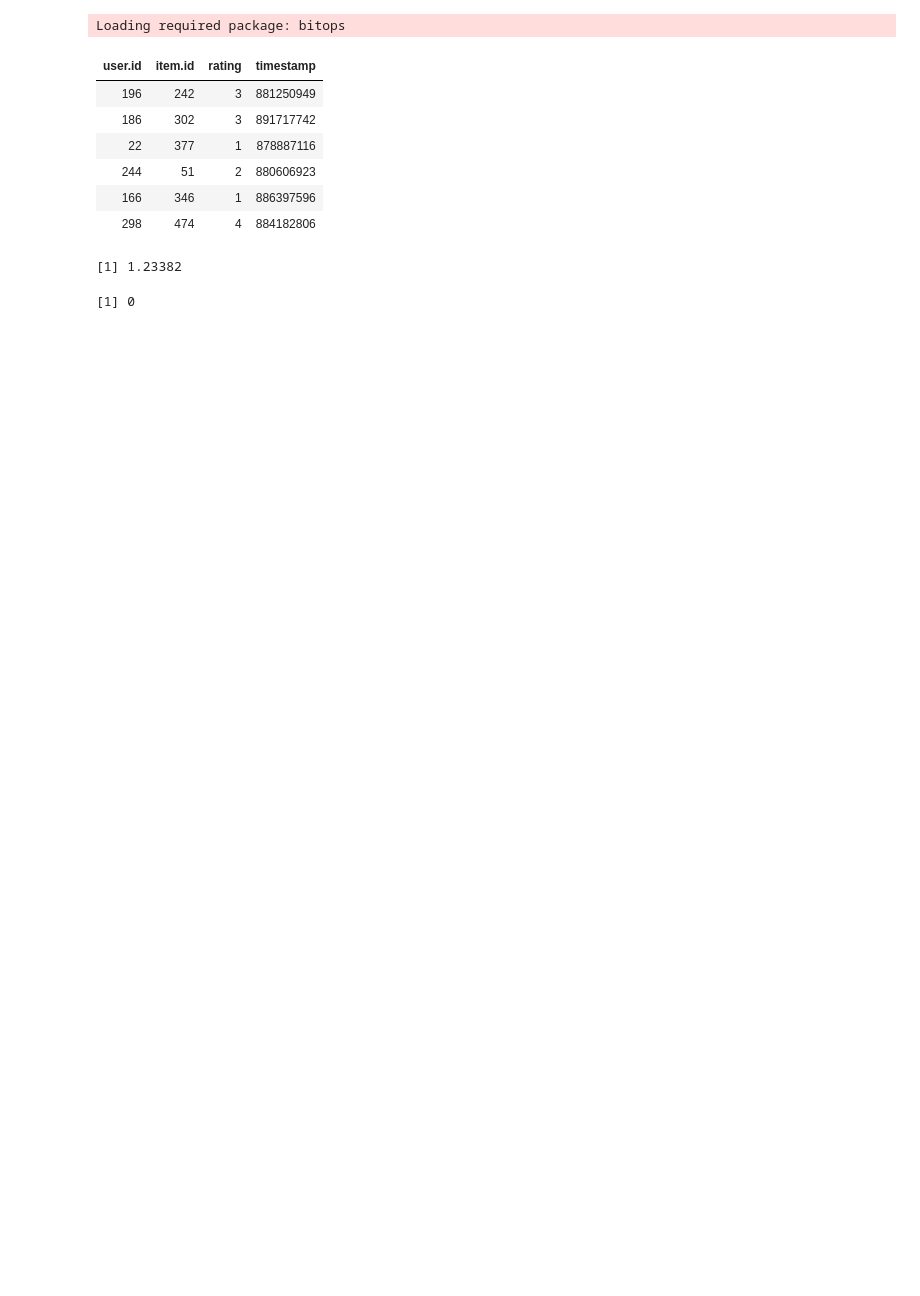
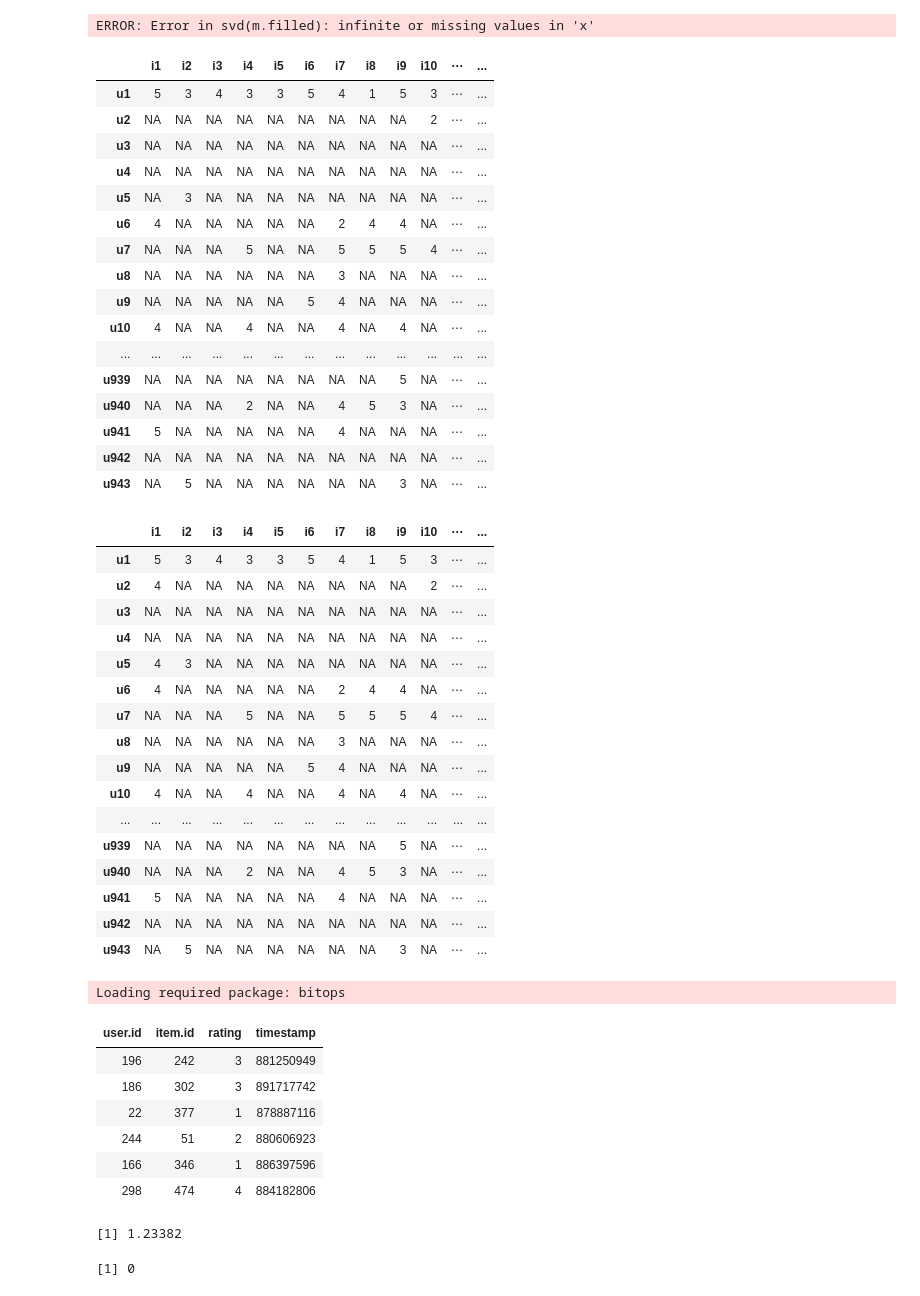
Before and after one commit to jtib/log6308, a Jupyter notebook: tp3/TP3.ipynb, the cells around one changed output. Cells and saved outputs as stored; diff of their text form; code cells hidden in the pictures; blank space fills up the shorter version.

```diff
--- a/tp3/TP3.ipynb
+++ b/tp3/TP3.ipynb
@@ -0,0 +149,68 @@
+# %%
+## Découpage et décomposition SVD
+dd <- split(m.na,0.1)
+testIndices <- dd[[2]]
+
+### Deux normalisations possibles
+#### ne fonctionne pas dans cet ordre
+m.filled <- fillingPratique(dd[[1]])
+#### (sinon, il reste des valeurs manquantes et la décomposition SVD est impossible)
+m.na.pr <- fillingPratique(m.na)
+dd.pr <- split(m.na.pr, 0.1)
+m.filled <- dd.pr[[1]]
+testIndices.pr <- dd.pr[[2]]
+#### fonctionne en faisant la normalisation avant ou après la séparation
+m.filled.th <- fillingTheorique(dd[[1]])
+# %%
+m.svd <- svd(m.filled)
+d <- m.svd$d
+u <- m.svd$u
+v <- m.svd$v
+
+m.svd2 <- svd(m.filled.th)
+d2 <- m.svd2$d
+u2 <- m.svd2$u
+v2 <- m.svd2$v
+
+### Prédiction des votes
+test <- predVotes(m.filled.th, 10, item.mean)
+test.pr <- predVotes(m.filled, 10, item.mean)
+# %% [output]
+ERROR: Error in svd(m.filled): infinite or missing values in 'x'
+# %%
+m.na.pr
+# %% [output]
+|  | i1 | i2 | i3 | i4 | i5 | i6 | i7 | i8 | i9 | i10 | ⋯ | ... |
+| u1 | 5 | 3 | 4 | 3 | 3 | 5 | 4 | 1 | 5 | 3 | ⋯ | ... |
+| u2 | NA | NA | NA | NA | NA | NA | NA | NA | NA | 2 | ⋯ | ... |
+| u3 | NA | NA | NA | NA | NA | NA | NA | NA | NA | NA | ⋯ | ... |
+| u4 | NA | NA | NA | NA | NA | NA | NA | NA | NA | NA | ⋯ | ... |
+| u5 | NA | 3 | NA | NA | NA | NA | NA | NA | NA | NA | ⋯ | ... |
+| u6 | 4 | NA | NA | NA | NA | NA | 2 | 4 | 4 | NA | ⋯ | ... |
+| u7 | NA | NA | NA | 5 | NA | NA | 5 | 5 | 5 | 4 | ⋯ | ... |
+| u8 | NA | NA | NA | NA | NA | NA | 3 | NA | NA | NA | ⋯ | ... |
+| u9 | NA | NA | NA | NA | NA | 5 | 4 | NA | NA | NA | ⋯ | ... |
+| u10 | 4 | NA | NA | 4 | NA | NA | 4 | NA | 4 | NA | ⋯ | ... |
+| ... | ... | ... | ... | ... | ... | ... | ... | ... | ... | ... | ... | ... |
+| u939 | NA | NA | NA | NA | NA | NA | NA | NA | 5 | NA | ⋯ | ... |
+| u940 | NA | NA | NA | 2 | NA | NA | 4 | 5 | 3 | NA | ⋯ | ... |
+| u941 | 5 | NA | NA | NA | NA | NA | 4 | NA | NA | NA | ⋯ | ... |
+| u942 | NA | NA | NA | NA | NA | NA | NA | NA | NA | NA | ⋯ | ... |
+| u943 | NA | 5 | NA | NA | NA | NA | NA | NA | 3 | NA | ⋯ | ... |
+|  | i1 | i2 | i3 | i4 | i5 | i6 | i7 | i8 | i9 | i10 | ⋯ | ... |
+| u1 | 5 | 3 | 4 | 3 | 3 | 5 | 4 | 1 | 5 | 3 | ⋯ | ... |
+| u2 | 4 | NA | NA | NA | NA | NA | NA | NA | NA | 2 | ⋯ | ... |
+| u3 | NA | NA | NA | NA | NA | NA | NA | NA | NA | NA | ⋯ | ... |
+| u4 | NA | NA | NA | NA | NA | NA | NA | NA | NA | NA | ⋯ | ... |
+| u5 | 4 | 3 | NA | NA | NA | NA | NA | NA | NA | NA | ⋯ | ... |
+| u6 | 4 | NA | NA | NA | NA | NA | 2 | 4 | 4 | NA | ⋯ | ... |
+| u7 | NA | NA | NA | 5 | NA | NA | 5 | 5 | 5 | 4 | ⋯ | ... |
+| u8 | NA | NA | NA | NA | NA | NA | 3 | NA | NA | NA | ⋯ | ... |
+| u9 | NA | NA | NA | NA | NA | 5 | 4 | NA | NA | NA | ⋯ | ... |
+| u10 | 4 | NA | NA | 4 | NA | NA | 4 | NA | 4 | NA | ⋯ | ... |
+| ... | ... | ... | ... | ... | ... | ... | ... | ... | ... | ... | ... | ... |
+| u939 | NA | NA | NA | NA | NA | NA | NA | NA | 5 | NA | ⋯ | ... |
+| u940 | NA | NA | NA | 2 | NA | NA | 4 | 5 | 3 | NA | ⋯ | ... |
+| u941 | 5 | NA | NA | NA | NA | NA | 4 | NA | NA | NA | ⋯ | ... |
+| u942 | NA | NA | NA | NA | NA | NA | NA | NA | NA | NA | ⋯ | ... |
+| u943 | NA | 5 | NA | NA | NA | NA | NA | NA | 3 | NA | ⋯ | ... |
```
Also changed, not shown: parts of 8 cells of this notebook.
